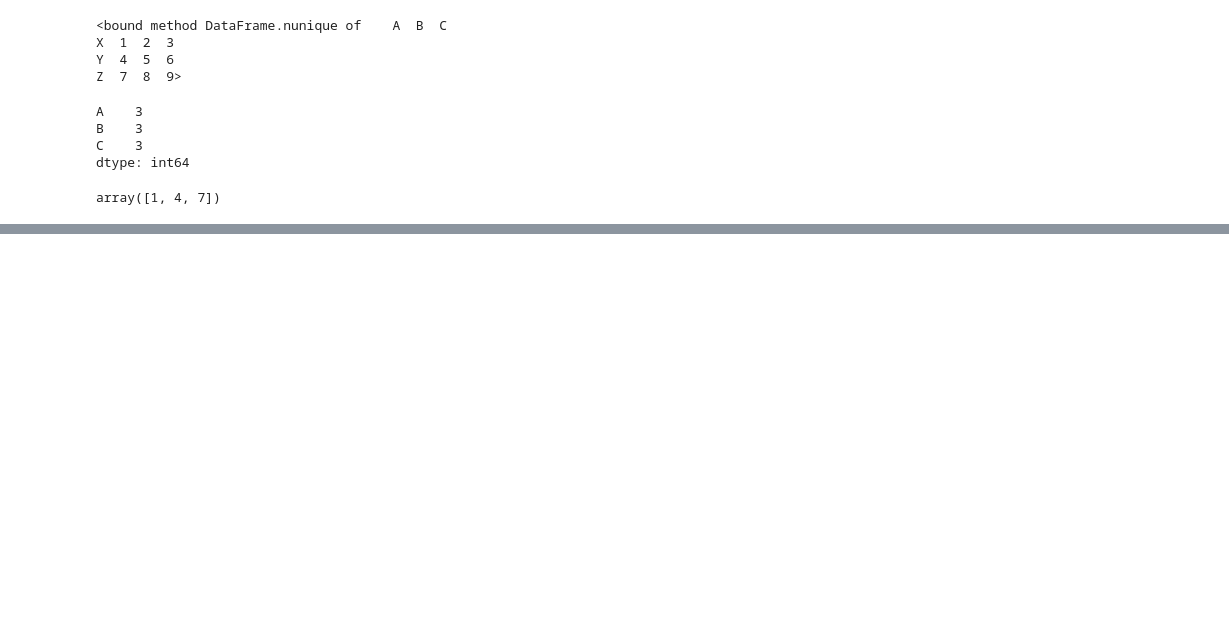
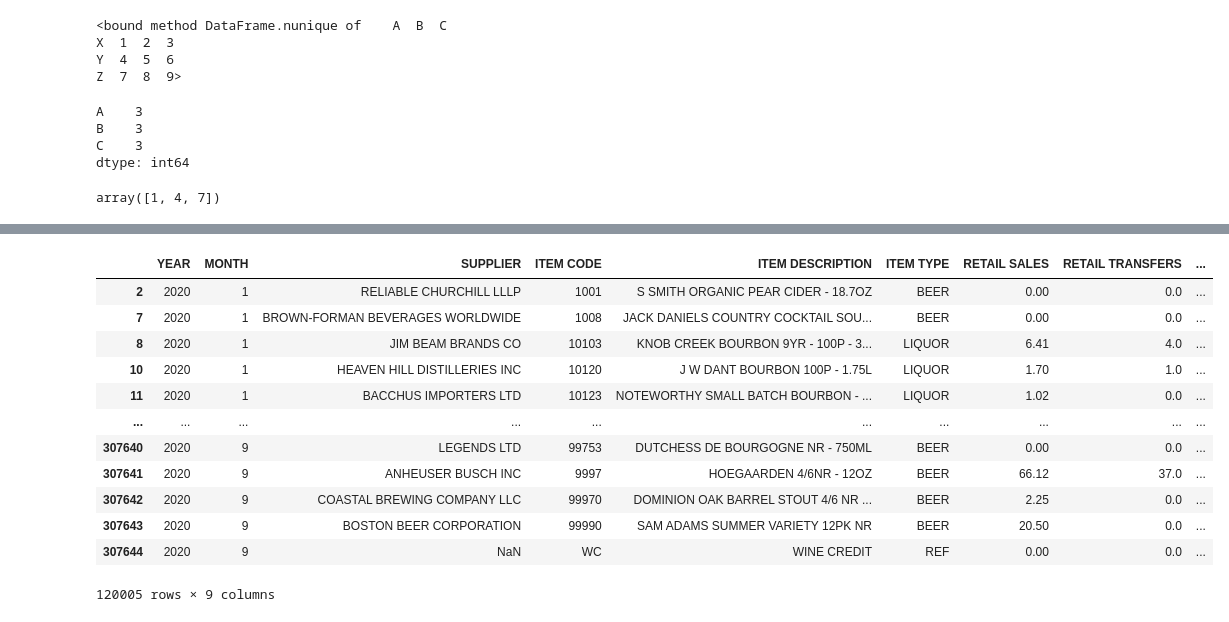
Before and after one commit to PV58/python-practice, a Jupyter notebook: pandas.ipynb, the cells around one changed output, grey strips where cells are left out. Saved outputs shown, nothing was run; the diff lists cells and outputs as text; code cells hidden in the pictures; blank space fills up the shorter version.

```diff
--- a/pandas.ipynb
+++ b/pandas.ipynb
@@ -61,0 +167,17 @@ array([1, 4, 7])
+# %%
+##df.loc[#ROW, #COLUMNS] CONDINTIONAL SELECTION
+df.loc[df["ITEM TYPE"]!= "WINE"]
+# %% [output]
+|  | YEAR | MONTH | SUPPLIER | ITEM CODE | ITEM DESCRIPTION | ITEM TYPE | RETAIL SALES | RETAIL TRANSFERS | ... |
+| 2 | 2020 | 1 | RELIABLE CHURCHILL LLLP | 1001 | S SMITH ORGANIC PEAR CIDER - 18.7OZ | BEER | 0.00 | 0.0 | ... |
+| 7 | 2020 | 1 | BROWN-FORMAN BEVERAGES WORLDWIDE | 1008 | JACK DANIELS COUNTRY COCKTAIL SOU... | BEER | 0.00 | 0.0 | ... |
+| 8 | 2020 | 1 | JIM BEAM BRANDS CO | 10103 | KNOB CREEK BOURBON 9YR - 100P - 3... | LIQUOR | 6.41 | 4.0 | ... |
+| 10 | 2020 | 1 | HEAVEN HILL DISTILLERIES INC | 10120 | J W DANT BOURBON 100P - 1.75L | LIQUOR | 1.70 | 1.0 | ... |
+| 11 | 2020 | 1 | BACCHUS IMPORTERS LTD | 10123 | NOTEWORTHY SMALL BATCH BOURBON - ... | LIQUOR | 1.02 | 0.0 | ... |
+| ... | ... | ... | ... | ... | ... | ... | ... | ... | ... |
+| 307640 | 2020 | 9 | LEGENDS LTD | 99753 | DUTCHESS DE BOURGOGNE NR - 750ML | BEER | 0.00 | 0.0 | ... |
+| 307641 | 2020 | 9 | ANHEUSER BUSCH INC | 9997 | HOEGAARDEN 4/6NR - 12OZ | BEER | 66.12 | 37.0 | ... |
+| 307642 | 2020 | 9 | COASTAL BREWING COMPANY LLC | 99970 | DOMINION OAK BARREL STOUT 4/6 NR ... | BEER | 2.25 | 0.0 | ... |
+| 307643 | 2020 | 9 | BOSTON BEER CORPORATION | 99990 | SAM ADAMS SUMMER VARIETY 12PK NR | BEER | 20.50 | 0.0 | ... |
+| 307644 | 2020 | 9 | NaN | WC | WINE CREDIT | REF | 0.00 | 0.0 | ... |
+120005 rows × 9 columns
```
Also changed, not shown: parts of 16 cells of this notebook.
